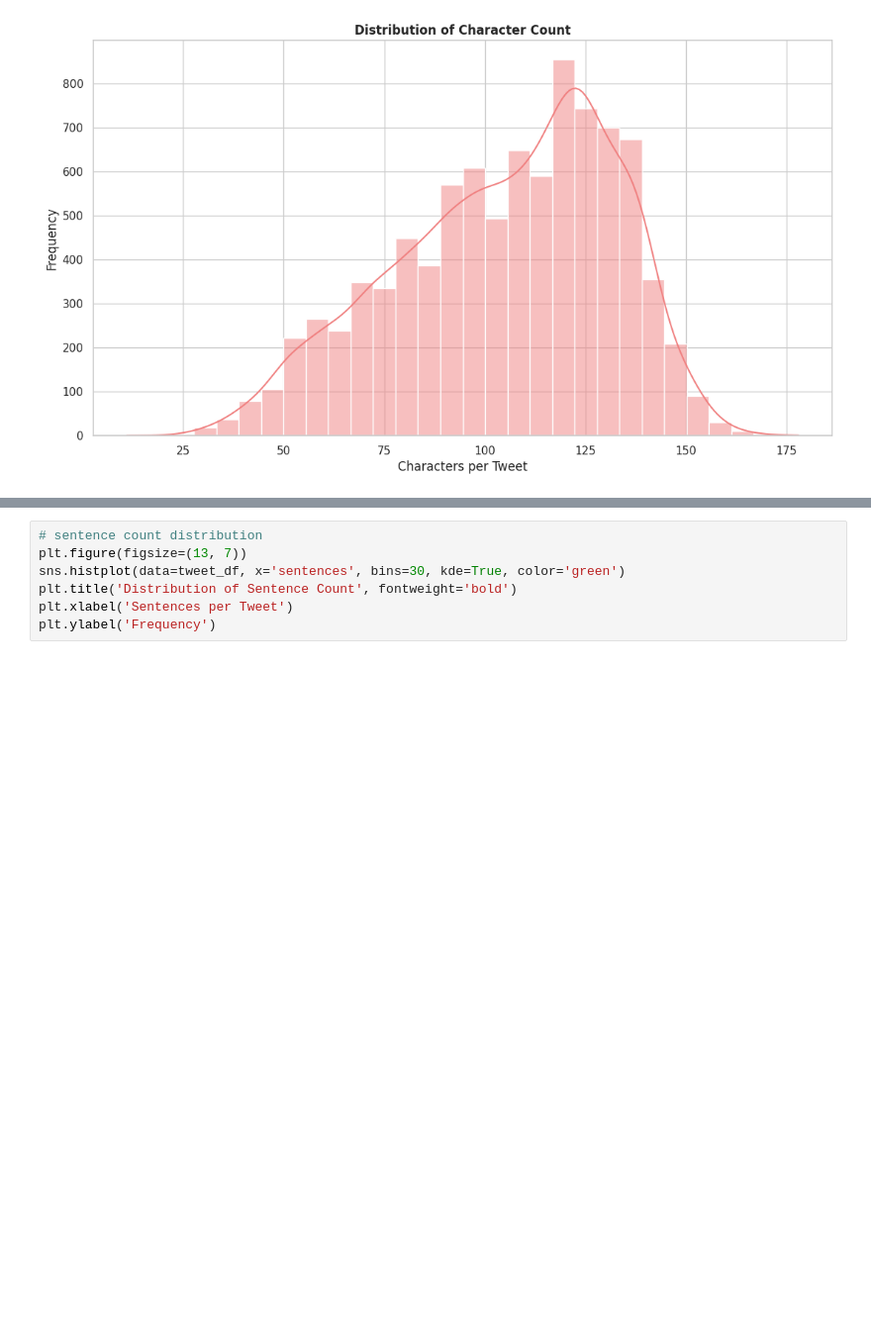
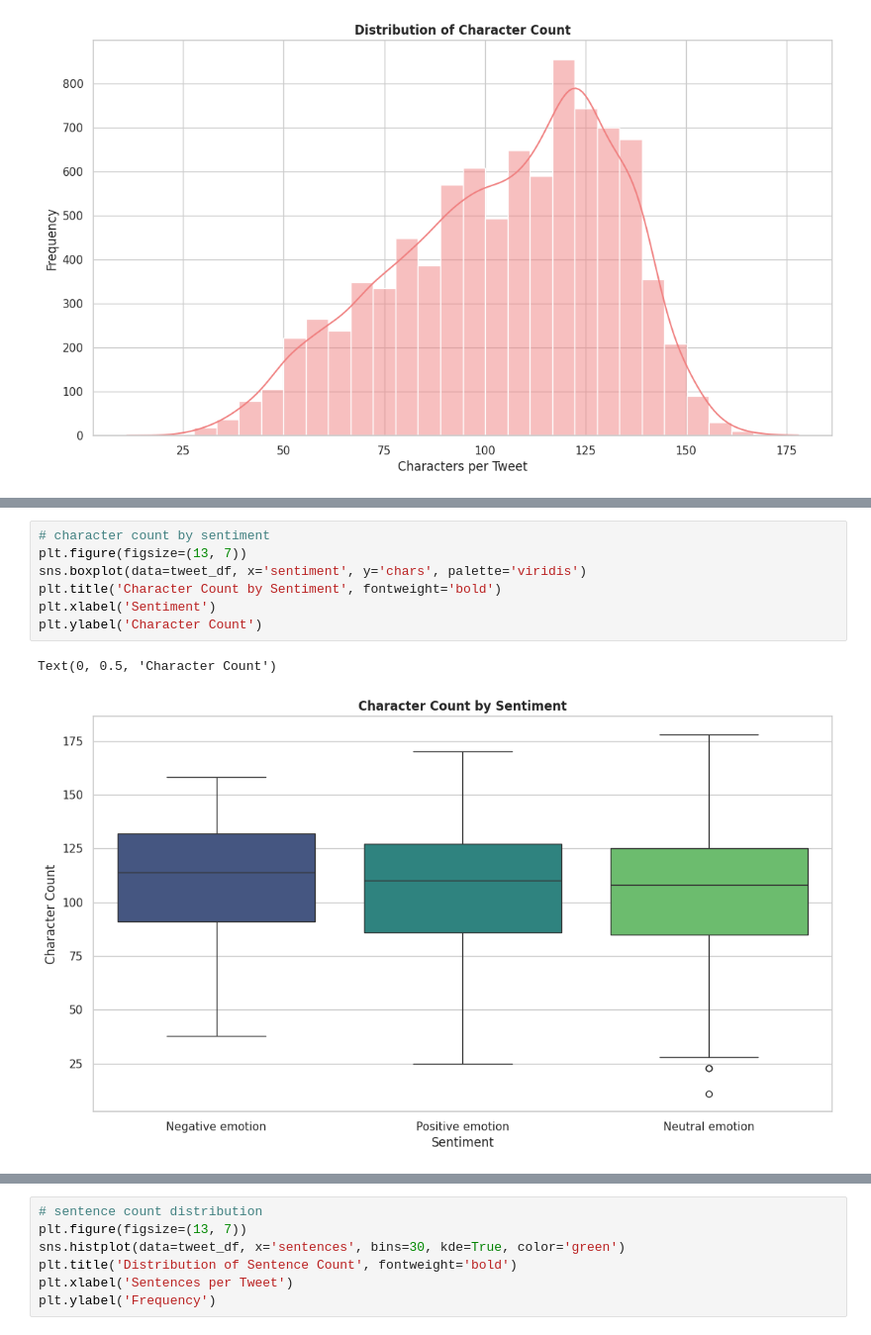
Before and after one commit to Patricknmaina/phase-4-project, a Jupyter notebook: nlp.ipynb, the cells around one changed output, grey strips where cells are left out. Shown: that part at 99% size. Drawn from its saved outputs; the diff is of its cells as text; blank space fills up the shorter version.

```diff
--- a/nlp.ipynb
+++ b/nlp.ipynb
@@ -590,0 +605,10 @@ Text(0, 0.5, 'Frequency')
+# %%
+# character count by sentiment
+plt.figure(figsize=(13, 7))
+sns.boxplot(data=tweet_df, x='sentiment', y='chars', palette='viridis')
+plt.title('Character Count by Sentiment', fontweight='bold')
+plt.xlabel('Sentiment')
+plt.ylabel('Character Count')
+# %% [output]
+Text(0, 0.5, 'Character Count')
+[figure, added]
```
Also changed, not shown: parts of 47 cells of this notebook.
